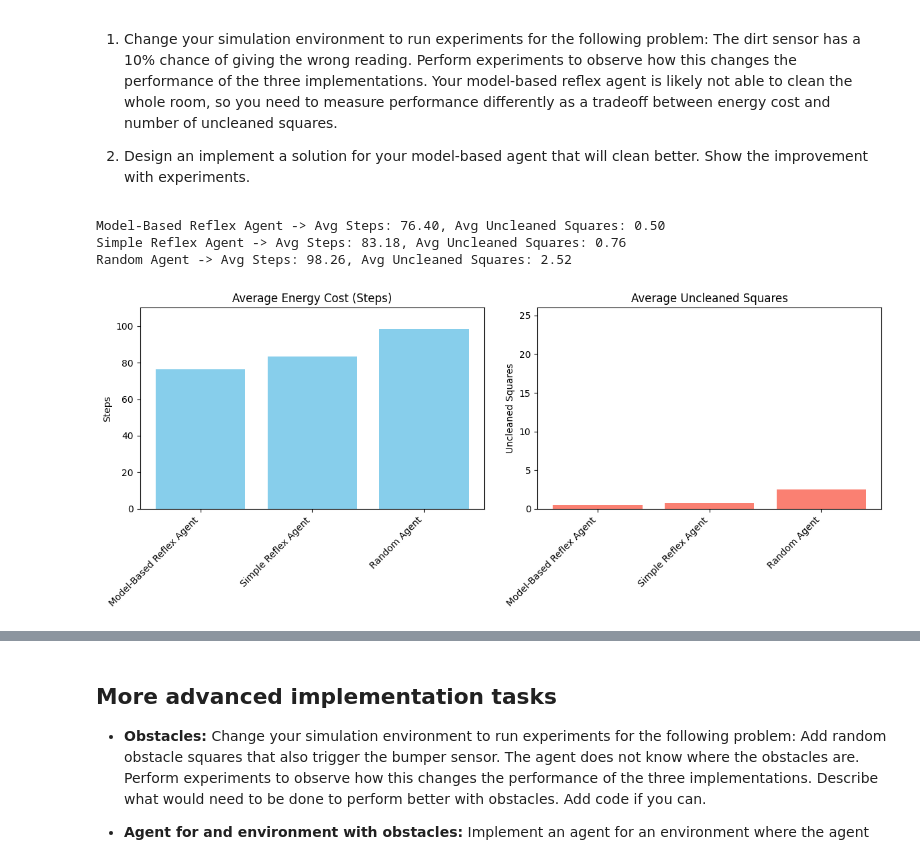
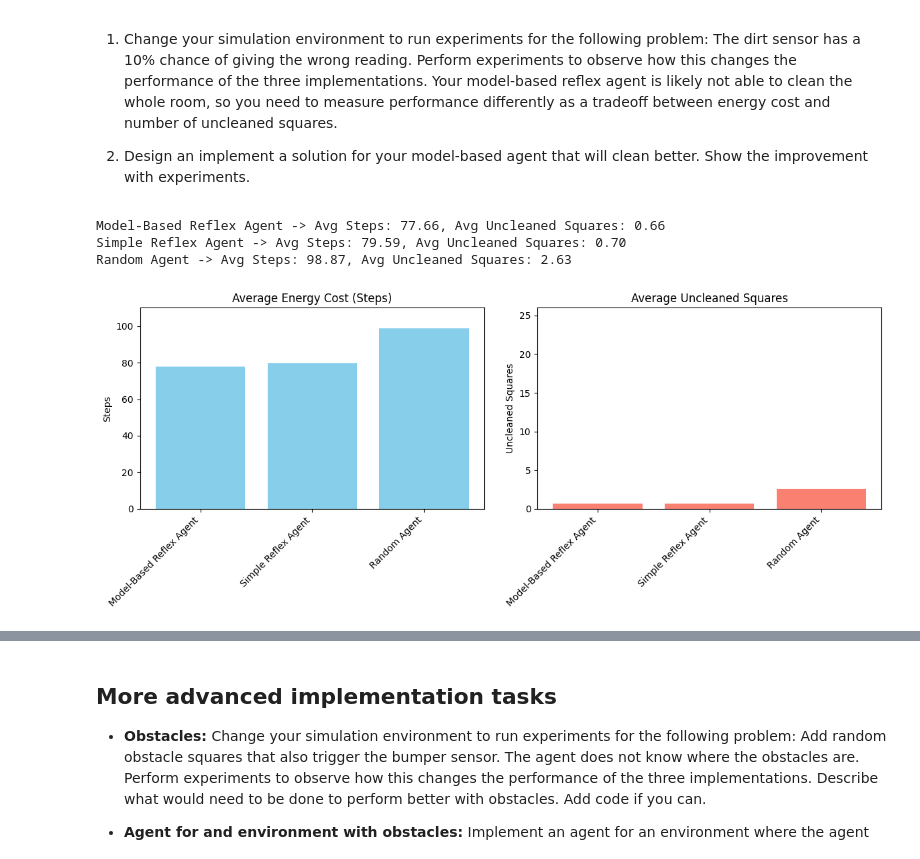
Before and after one commit to ddelah-lab/CS-7381, a Jupyter notebook: Agents/robot_vacuum.ipynb, the cells around one changed output, grey strips where cells are left out. Drawn from its saved outputs; the diff is of its cells as text; code cells hidden in the pictures.

```diff
--- a/Agents/robot_vacuum.ipynb
+++ b/Agents/robot_vacuum.ipynb
@@ -565,7 +582,6 @@ import numpy as np
 import matplotlib.pyplot as plt
 
 def create_environment(n, dirt_prob):
-    """Initialize an n x n grid with a given probability of dirty squares."""
     environment = [[False for _ in range(n)] for _ in range(n)]
     num_dirty_squares = int(n * n * dirt_prob)
     dirty_count = 0
@@ -578,14 +594,6 @@ def create_environment(n, dirt_prob):
     return environment
 
 def get_bumpers(x, y, n):
-    """Return a dictionary indicating which borders the agent is touching.
-
-    Since (0,0) is the top-left:
-      - 'north' is when y == 0,
-      - 'south' is when y == n - 1,
-      - 'west'  is when x == 0,
-      - 'east'  is when x == n - 1.
-    """
     return {
         "north": y == 0,
         "south": y == n - 1,
@@ -594,7 +602,6 @@ def get_bumpers(x, y, n):
     }
 
 def display_environment(environment, agent_pos):
-    """Print the grid with agent and dirt locations."""
     n = len(environment)
     for y in range(n):
         row_str = ""
@@ -609,36 +616,17 @@ def display_environment(environment, agent_pos):
     print()
 
 def get_dirt_reading(x, y, environment, sensor_error_rate=0.1):
-    """
-    Return the sensor reading for the cell (x, y) with a chance of error.
-    With probability sensor_error_rate, the sensor returns the opposite of the true value.
-    """
     true_value = environment[y][x]
     if random.random() < sensor_error_rate:
         return not true_value
     return true_value
 
-def vacuum_environment(agent_function, n=5, dirt_prob=0.2, max_steps=100, sensor_error_rate=0.1, verbose=True):
-    """
-    Run a simulation episode using the given agent_function.
-
-    Parameters:
-      - agent_function: a function that takes (bumpers, dirt_reading) and returns an action.
-      - n: grid size (n x n).
-      - dirt_prob: probability that a square is dirty.
-      - max_steps: maximum steps (energy cost).
-      - sensor_error_rate: probability that the dirt sensor gives a wrong reading.
-      - verbose: if True, prints the environment at each step.
-
-    Returns:
-      A tuple: (steps taken, number of remaining dirty squares)
-    """
-    global position  # ensure the environment and agent share the same position
+def new_vacuum_environment(agent_function, n=5, dirt_prob=0.2, max_steps=100, sensor_error_rate=0.1, verbose=True):
+    global position
 
     environment = create_environment(n, dirt_prob)
     total_dirt = sum(1 for row in environment for cell in row if cell)
 
-    # Set a random starting position and synchronize with the global variable.
     x = random.randint(0, n - 1)
     y = random.randint(0, n - 1)
     position = (x, y)
@@ -648,7 +636,6 @@ def vacuum_environment(agent_function, n=5, dirt_prob=0.2, max_steps=100, sensor
         print("Initial Environment:")
         display_environment(environment, position)
 
-    # Main loop for cleaning
     while total_dirt > 0 and steps < max_steps:
         bumpers = get_bumpers(x, y, n)
         # Use the noisy sensor reading for dirt.
@@ -658,9 +645,8 @@ def vacuum_environment(agent_function, n=5, dirt_prob=0.2, max_steps=100, sensor
         if verbose:
             print(f"Step {steps}: Position ({x}, {y}), Action: {action}")
 
-        # Perform the action in the environment.
         if action == "suck" and environment[y][x]:
-            environment[y][x] = False  # Clean the current cell
+            environment[y][x] = False
             total_dirt -= 1
         elif action == "north" and not bumpers["north"]:
             y -= 1  # Moving north decrements y
@@ -671,7 +657,6 @@ def vacuum_environment(agent_function, n=5, dirt_prob=0.2, max_steps=100, sensor
         elif action == "east" and not bumpers["east"]:
             x += 1  # Moving east increments x
 
-        # Sync the simulation's position with the global agent position.
         position = (x, y)
         steps += 1
 
@@ -693,7 +678,7 @@ def run_experiment(agent_function, n_experiments=50, n=5, dirt_prob=0.2, max_ste
     """
     results = []
     for _ in range(n_experiments):
-        steps, remaining = vacuum_environment(agent_function, n, dirt_prob, max_steps, sensor_error_rate, verbose=False)
+        steps, remaining = new_vacuum_environment(agent_function, n, dirt_prob, max_steps, sensor_error_rate, verbose=False)
         results.append((steps, remaining))
     avg_steps = sum(res[0] for res in results) / len(results)
     avg_remaining = sum(res[1] for res in results) / len(results)
@@ -704,9 +689,8 @@ grid_size = 5
 dirt_probability = 0.2
 max_steps = 100
 sensor_error_rate = 0.1  # 10% error in the dirt sensor.
-n_experiments = 50
+n_experiments = 100
 
-# Define the agents to test.
 agents = {
     "Model-Based Reflex Agent": model_based_reflex_agent,
     "Simple Reflex Agent": simple_reflex_agent,
@@ -721,37 +705,35 @@ for name, agent_func in agents.items():
         n_experiments=n_experiments,
         n=grid_size,
         dirt_prob=dirt_probability,
         max_steps=max_steps,
         sensor_error_rate=sensor_error_rate
     )
     results[name] = (avg_steps, avg_remaining)
     print(f"{name} -> Avg Steps: {avg_steps:.2f}, Avg Uncleaned Squares: {avg_remaining:.2f}")
 
-# Prepare data for plotting.
 agent_names = list(results.keys())
 avg_steps_list = [results[name][0] for name in agent_names]
 avg_uncleaned_list = [results[name][1] for name in agent_names]
 
-# Plot the average energy cost and average uncleaned squares.
 fig, (ax1, ax2) = plt.subplots(1, 2, figsize=(12, 5))
 
 ax1.bar(agent_names, avg_steps_list, color='skyblue')
 ax1.set_title("Average Energy Cost (Steps)")
 ax1.set_ylabel("Steps")
 ax1.set_ylim(0, max_steps + 10)
 ax1.set_xticklabels(agent_names, rotation=45, ha="right")
 
 ax2.bar(agent_names, avg_uncleaned_list, color='salmon')
 ax2.set_title("Average Uncleaned Squares")
 ax2.set_ylabel("Uncleaned Squares")
 ax2.set_ylim(0, grid_size * grid_size + 1)
 ax2.set_xticklabels(agent_names, rotation=45, ha="right")
 
 plt.tight_layout()
 plt.show()
 # %% [output]
-Model-Based Reflex Agent -> Avg Steps: 76.40, Avg Uncleaned Squares: 0.50
-Simple Reflex Agent -> Avg Steps: 83.18, Avg Uncleaned Squares: 0.76
-Random Agent -> Avg Steps: 98.26, Avg Uncleaned Squares: 2.52
+Model-Based Reflex Agent -> Avg Steps: 77.66, Avg Uncleaned Squares: 0.66
+Simple Reflex Agent -> Avg Steps: 79.59, Avg Uncleaned Squares: 0.70
+Random Agent -> Avg Steps: 98.87, Avg Uncleaned Squares: 2.63
-[figure, old version]
+[figure, new version]
 # %%
```
Also changed, not shown: parts of 10 cells of this notebook.
